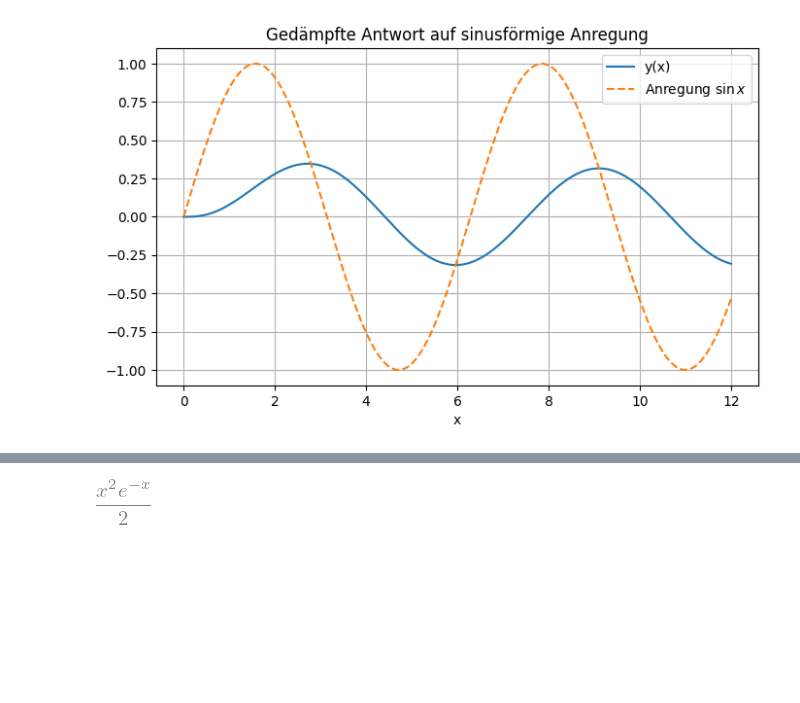
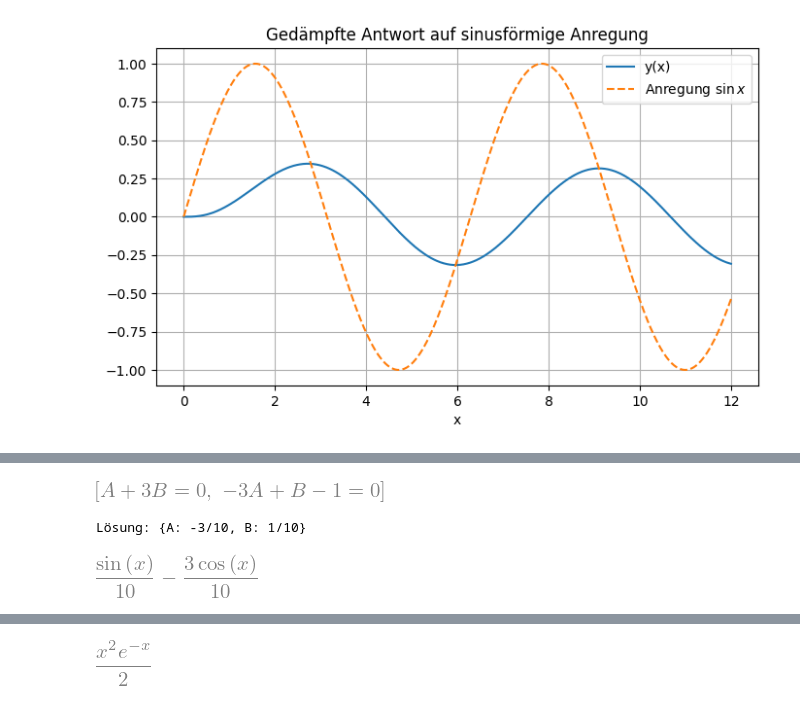
Before and after one commit to karkessler/dhbw-mathe3, a Jupyter notebook: notebooks/differentialgleichungen/02_lineare_dgl_resonanz_euler.ipynb, the cells around one changed output, grey strips where cells are left out. Saved outputs shown, nothing was run; the diff lists cells and outputs as text; code cells hidden in the pictures; blank space fills up the shorter version.

```diff
--- a/notebooks/differentialgleichungen/02_lineare_dgl_resonanz_euler.ipynb
+++ b/notebooks/differentialgleichungen/02_lineare_dgl_resonanz_euler.ipynb
@@ -61,0 +136,15 @@ plt.xlabel('x'); plt.legend(); plt.title('Gedämpfte Antwort auf sinusförmige A
+# %%
+A_, B_ = sp.symbols('A B')
+ansatz = A_*sp.cos(x) + B_*sp.sin(x)
+rest = sp.expand(sp.diff(ansatz, x, 2) + 3*sp.diff(ansatz, x) + 2*ansatz - sp.sin(x))
+gleichungen = [sp.Eq(rest.coeff(sp.cos(x)), 0), sp.Eq(rest.coeff(sp.sin(x)), 0)]
+display(gleichungen)
+koeff = sp.solve(gleichungen, [A_, B_])
+y_p2 = ansatz.subs(koeff)
+print('Lösung:', koeff)
+display(y_p2)
+assert sp.simplify(sp.diff(y_p2, x, 2) + 3*sp.diff(y_p2, x) + 2*y_p2 - sp.sin(x)) == 0
+# %% [output]
+[figure, added]
+Lösung: {A: -3/10, B: 1/10}
+[figure, added]
```
Also changed, not shown: parts of 20 cells of this notebook, 3 other files.
